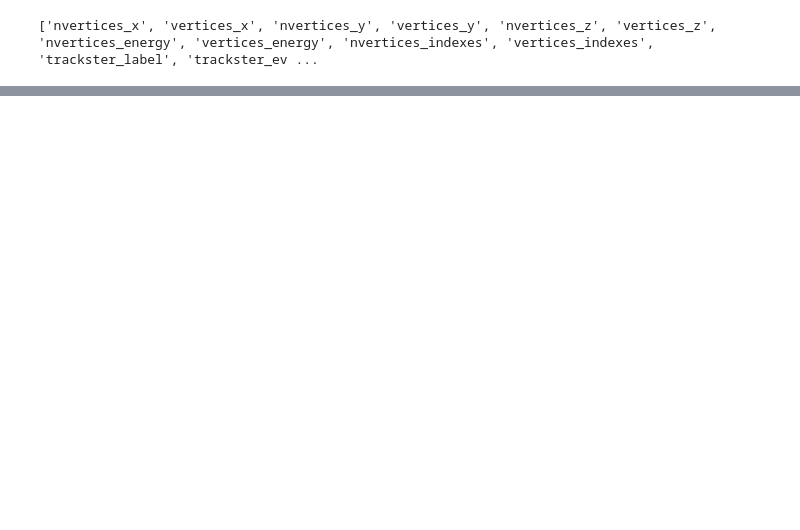
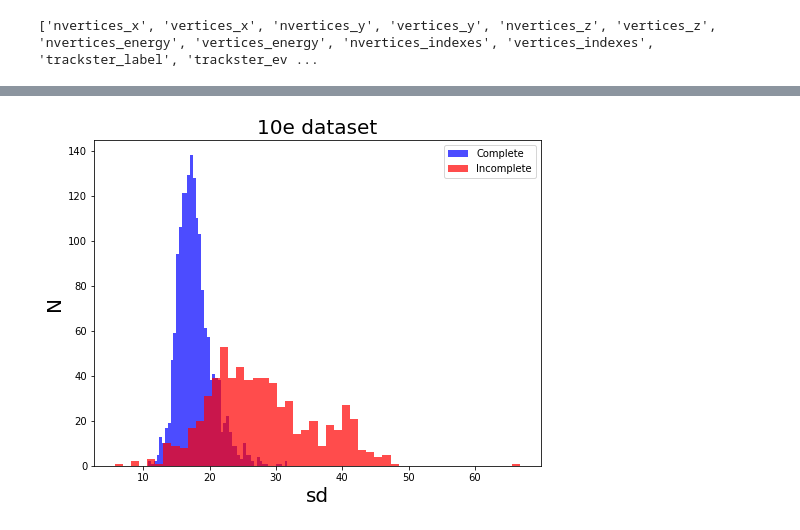
Before and after one commit to chrispap95/TICLHackaton2022-Metrics4Tracksters, a Jupyter notebook: 15 - Shower shapes.ipynb, the cells around one changed output, grey strips where cells are left out. Saved outputs shown, nothing was run; the diff lists cells and outputs as text; code cells hidden in the pictures; blank space fills up the shorter version.

```diff
--- a/15 - Shower shapes.ipynb
+++ b/15 - Shower shapes.ipynb
@@ -200,6 +86,7 @@ def maxAbsZ(vertices_z):
     return abs(maxZ)
 # %%
 filename2 = "/afs/cern.ch/user/d/dmagdali/CernCentralityProject/tracksters_ds_10e.root"
+datasetName="10e dataset"
 file2 = uproot.open(filename2)
 tracksters10e=file2['tracksters']
 # %%
@@ -223,3 +109,4 @@ vertices10e_x_g = vertices10e_x[tooSmall]
 vertices10e_y_g = vertices10e_y[tooSmall]
 vertices10e_z_g = vertices10e_z[tooSmall]
 vertices10e_E_g = vertices10e_E[tooSmall]
+vertices10e_Labels_g=vertices10e_Labels[tooSmall]
@@ -319,14 +185,16 @@ plt.show()
 # %%
 %matplotlib inline
 
 plt.figure(figsize=(8,6))
 n, bins, patches = plt.hist(comSd, bins=50, color='b', alpha=0.7,label='Complete')
 plt.hist(inComSd, bins=50, color='r', alpha=0.7,label='Incomplete')
 plt.legend()
 plt.ylabel("N",fontsize=20)
 plt.xlabel("sd",fontsize=20)
-plt.title("10e dataset",fontsize=20)
+plt.title(datasetName,fontsize=20)
 plt.show()
+# %% [output]
+[figure, added]
 # %%
 %matplotlib inline
 
```
Also changed, not shown: parts of 27 cells of this notebook, 2 other files.
